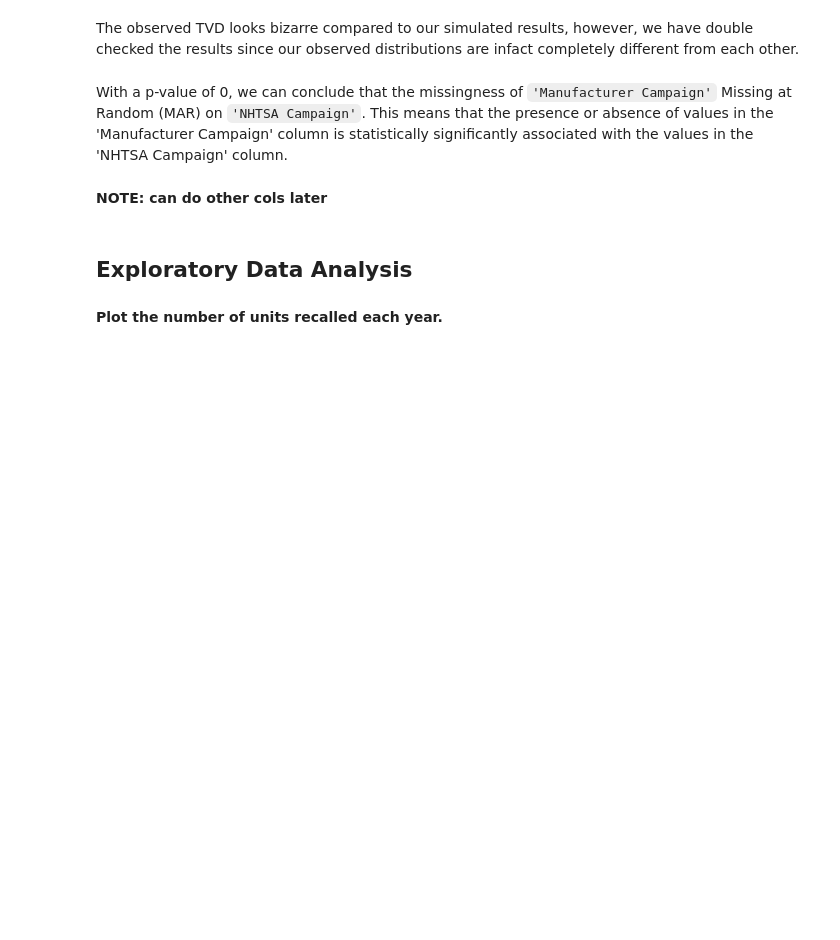
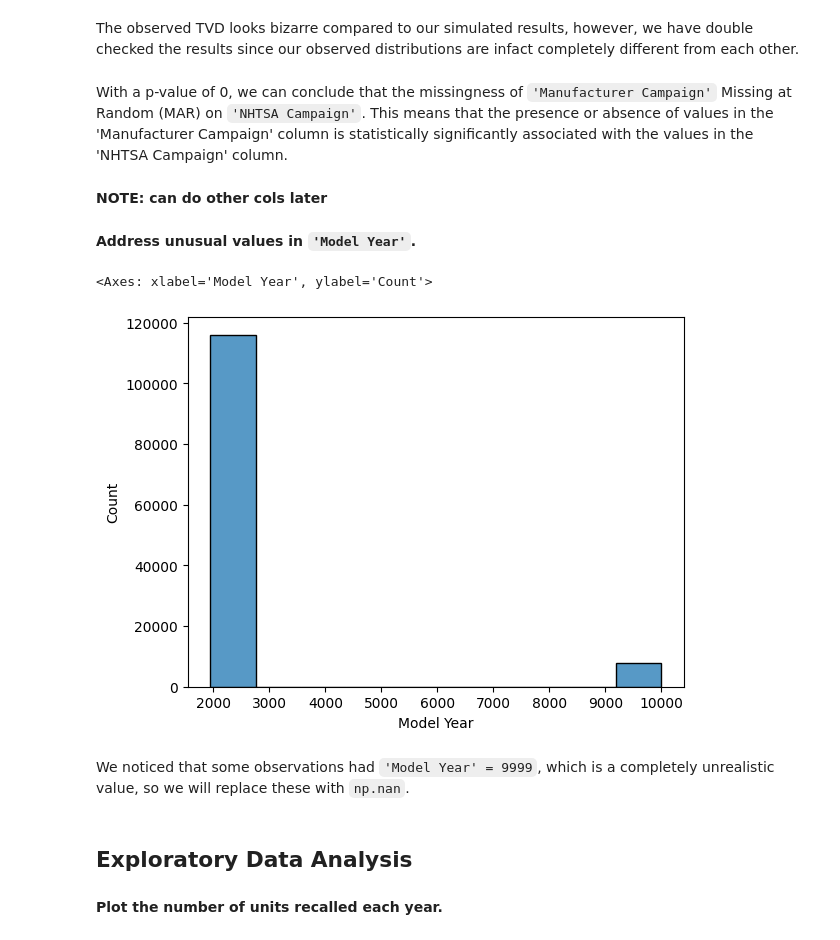
Before and after one commit to oowenn/vehicle_recalls_analysis, a Jupyter notebook: vehicle_recalls_analysis.ipynb, the cells around one changed output. Drawn from its saved outputs; the diff is of its cells as text; code cells hidden in the pictures; blank space fills up the shorter version.

```diff
--- a/vehicle_recalls_analysis.ipynb
+++ b/vehicle_recalls_analysis.ipynb
@@ -233,3 +233,12 @@ The observed TVD looks bizarre compared to our simulated results, however, we ha
 With a p-value of 0, we can conclude that the missingness of `'Manufacturer Campaign'` Missing at Random (MAR) on `'NHTSA Campaign'`. This means that the presence or absence of values in the 'Manufacturer Campaign' column is statistically significantly associated with the values in the 'NHTSA Campaign' column.
 # %% [markdown]
 **NOTE: can do other cols later**
+# %% [markdown]
+**Address unusual values in `'Model Year'`.**
+# %%
+sns.histplot(df['Model Year'], bins=10)
+# %% [output]
+<Axes: xlabel='Model Year', ylabel='Count'>
+[figure, added]
+# %% [markdown]
+We noticed that some observations had `'Model Year' = 9999`, which is a completely unrealistic value, so we will replace these with `np.nan`.
```
Also changed, not shown: parts of 12 cells of this notebook.
